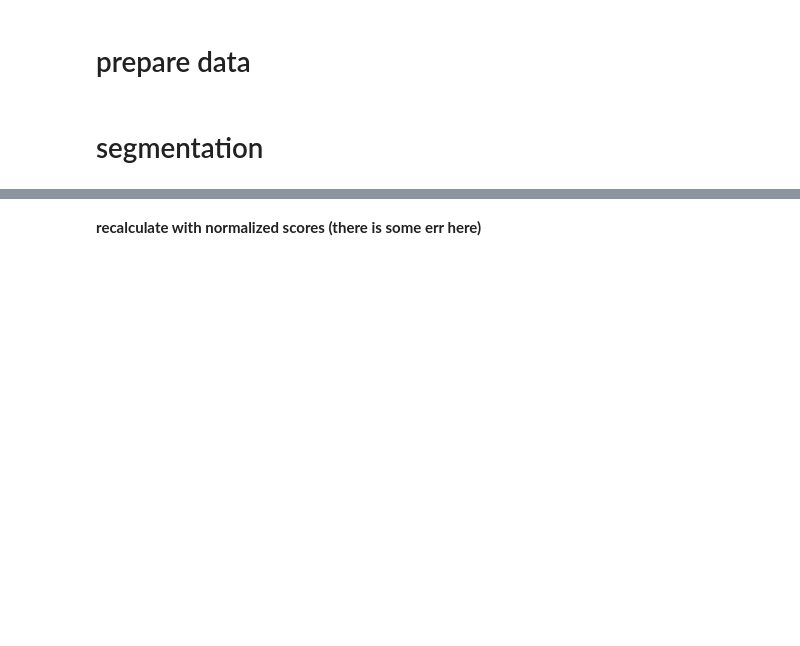
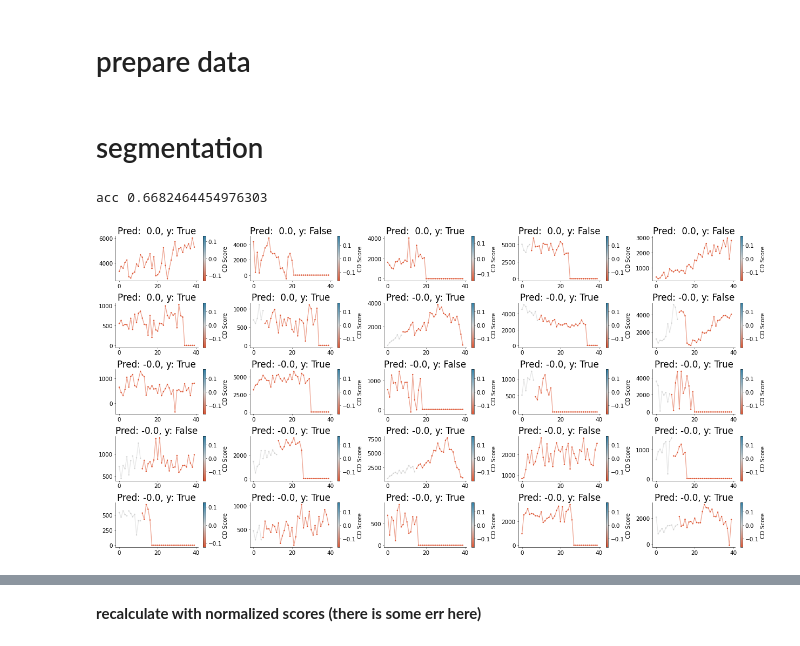
Before and after one commit to Yu-Group/molecular-partner-prediction, a Jupyter notebook: notebooks/11_interpret_interactions.ipynb, the cells around one changed output, grey strips where cells are left out. Cells and saved outputs as stored; diff of their text form; code cells hidden in the pictures; blank space fills up the shorter version.

Commit message:
interp most pos / most neg

```diff
--- a/notebooks/11_interpret_interactions.ipynb
+++ b/notebooks/11_interpret_interactions.ipynb
@@ -99,4 +99,8 @@ xtrack = x[track_name]
 xtrack_t = torch.tensor(np.array(list(xtrack.values)), dtype=torch.float)
 xfeats = x[[c for c in x.columns if c != track_name]]
 xfeats_t = torch.tensor(np.array(xfeats).astype(float), dtype=torch.float)
+preds = dnn.predict(x)
+print('acc', np.mean((preds > 0) == y))
+# %% [output]
+acc 0.6682464454976303
 # %%
@@ -111,27 +116,47 @@ else:
     with open(cd_score_path, 'wb') as handle:
         pkl.dump(all_cd_scores, handle, protocol=pkl.HIGHEST_PROTOCOL)
 # %%
+# find best segmentations
 all_res = []
 for i in range(len(x)):
     cd_scores_list = np.zeros((m, m))
     for s in (range(m)):
         for e in range(s + 1, m + 1):
             cd_scores_list[s][e-1] = all_cd_scores[(s, e)][i]
-    res, paths = interpret.max_abs_sum_seg(cd_scores_list, min_length=2)
+    res, paths = interpret.max_abs_sum_seg(cd_scores_list, min_length=5)
     lt = np.sum(np.array(df[track_name_unnormalized].values[i]) != 0)
     #all_res.append(paths[lt-1])
     all_res.append(paths[m - 1])
     #print(res[lt-1], paths[lt-1])
+def extract_segs_and_scores(all_res, i):
+    segs = [(all_res[i][j], all_res[i][j+1])
+            for j in range(len(all_res[i])-1)] + [(all_res[i][-1], 40)]
+    scores = [all_cd_scores[(s, e)][i][0]
+              for (s, e) in segs]
+    return segs, scores
+# %%
+idxs = np.argsort(preds)
+preds = preds[idxs]
+y = y.values[idxs]
+all_res = np.array(all_res, dtype='object')[idxs]
+n = all_res.size
 # %%
+which_tracks = 'pos' # random, neg, pos
 C, R = 5, 5
 plt.figure(dpi=50, figsize=(5 * C, 2.5 * R))
-for i in range(75, 100):
-    ax = plt.subplot(R, C, i - 75 + 1)
-    segs = [(all_res[i][j], all_res[i][j+1])
-            for j in range(len(all_res[i])-1)] + [(all_res[i][-1], 40)]
-    scores = [all_cd_scores[(s, e)][i][0] for (s, e) in segs]
+for i in range(0, 25):
+    ax = plt.subplot(R, C, i + 1)
+    if which_tracks == 'random':
+        arg = np.random.permutation(np.arange(n))
+    elif which_tracks == 'neg':
+        arg = np.arange(n)
+    elif which_tracks == 'pos':
+        arg = np.arange(n)[::-1]
+    segs, scores = extract_segs_and_scores(all_res[arg], n - 1 - i)
     interpret.plot_segs(track_segs=segs, cd_scores=scores, xtrack=xtrack_unnormalized.iloc[i],
-              pred=dnn.predict(x)[i],
-              y=y.values[i])
+              pred=preds[arg][i],
+              y=y[arg][i])
 plt.tight_layout()
 plt.show()
+# %% [output]
+[figure, added]
```
Also changed, not shown: parts of 5 cells of this notebook, 1 other file.
